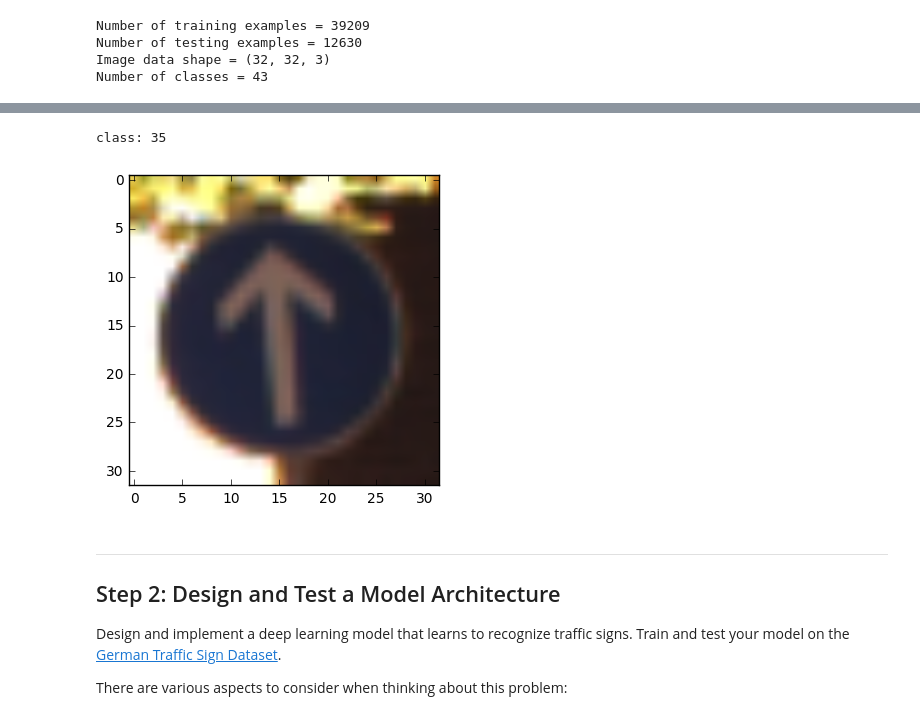
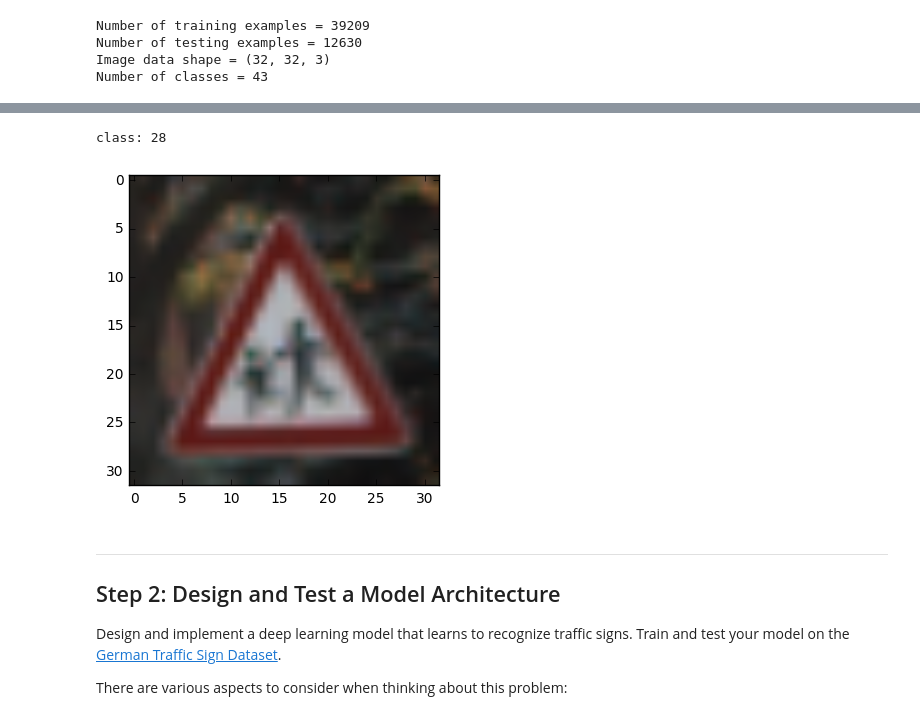
Before and after one commit to matthew-alexander/traffic-signs-tensorflow, a Jupyter notebook: Traffic_Signs_Recognition.ipynb, the cells around one changed output, grey strips where cells are left out. Cells and saved outputs as stored; diff of their text form; code cells hidden in the pictures.

Commit message:
image plots

```diff
--- a/Traffic_Signs_Recognition.ipynb
+++ b/Traffic_Signs_Recognition.ipynb
@@ -71,13 +108,13 @@ Number of classes = 43
 # %%
 ### Data exploration visualization goes here.
 ### Feel free to use as many code cells as needed.
-img_index = 34400
+img_index = 31009
 example_img = X_train[img_index]
 plt.imshow(example_img)
 print("class:" , y_train[img_index])
 # %% [output]
-class: 35
+class: 28
-[figure, old version]
+[figure, new version]
 # %% [markdown]
 ----
 
```
Also changed, not shown: parts of 8 cells of this notebook.
